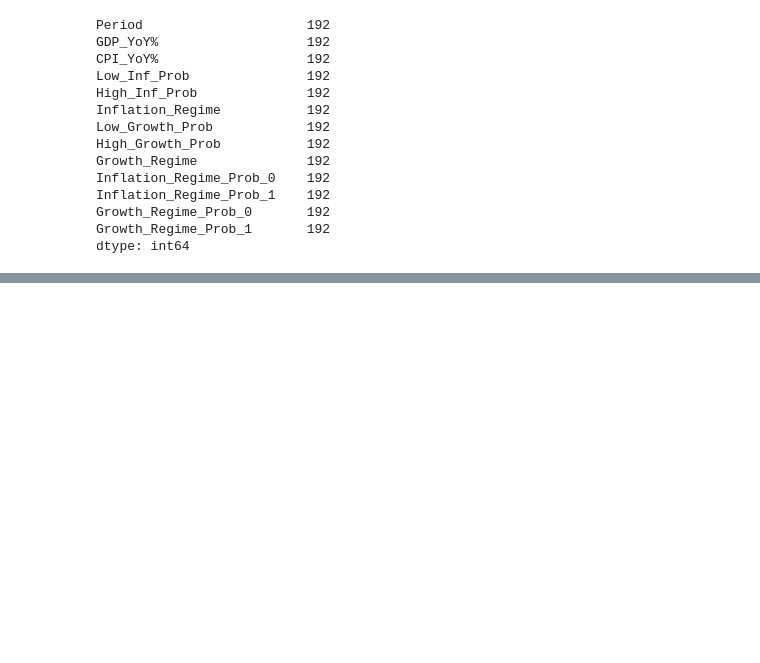
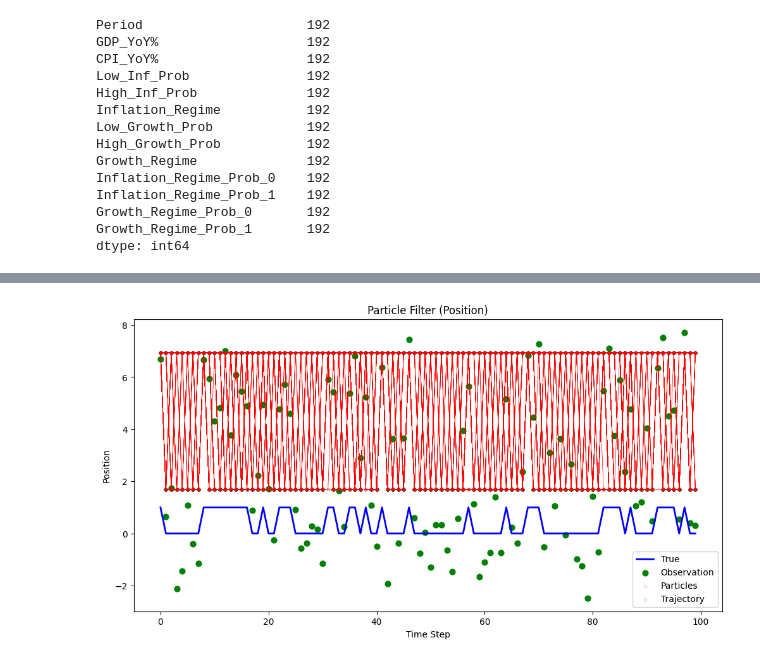
Before and after one commit to lesfgoh/MH4518-Simulation-Techniques, a Jupyter notebook: Code/markov.ipynb, the cells around one changed output, grey strips where cells are left out. Saved outputs shown, nothing was run; the diff lists cells and outputs as text; code cells hidden in the pictures; blank space fills up the shorter version.

```diff
--- a/Code/markov.ipynb
+++ b/Code/markov.ipynb
@@ -538,0 +1163,32 @@ Warnings:
+# %%
+# Generate a trajectory for each particle over time
+particle_trajectories = np.zeros((T, num_particles))
+for t in range(T):
+    particle_trajectories[t, :] = [emission_params['mu'][particles[t, i]] for i in range(num_particles)]
+
+# Plotting
+plt.figure(figsize=(12, 6))
+
+# Plot the true hidden states trajectory if you have it (optional)
+# If `true_states` is available, use it; otherwise, replace with `estimated_states`
+plt.plot(range(T), estimated_states, label='True', color='blue', lw=2)
+
+# Plot observed data points
+plt.scatter(range(T), Y, label='Observation', color='green', s=40)
+
+# Plot particles at each time step
+for t in range(T):
+    plt.scatter([t] * num_particles, particle_trajectories[t, :], color='brown', alpha=0.1, s=10)
+
+# Plot particle trajectories
+for i in range(num_particles):
+    plt.plot(range(T), particle_trajectories[:, i], color='red', alpha=1, lw=0.5)
+
+# Add labels and legend
+plt.xlabel('Time Step')
+plt.ylabel('Position')
+plt.title('Particle Filter (Position)')
+plt.legend(['True', 'Observation', 'Particles', 'Trajectory'])
+plt.show()
+# %% [output]
+[figure, added]
```
Also changed, not shown: parts of 44 cells of this notebook, 25 other files.
